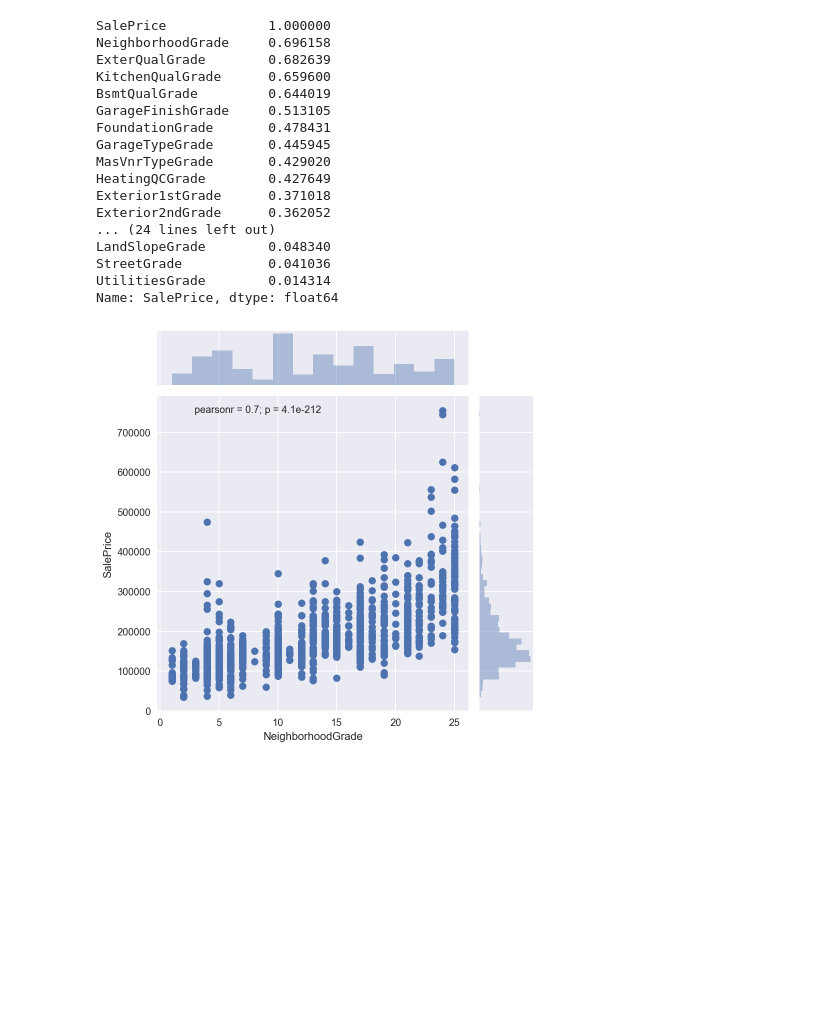
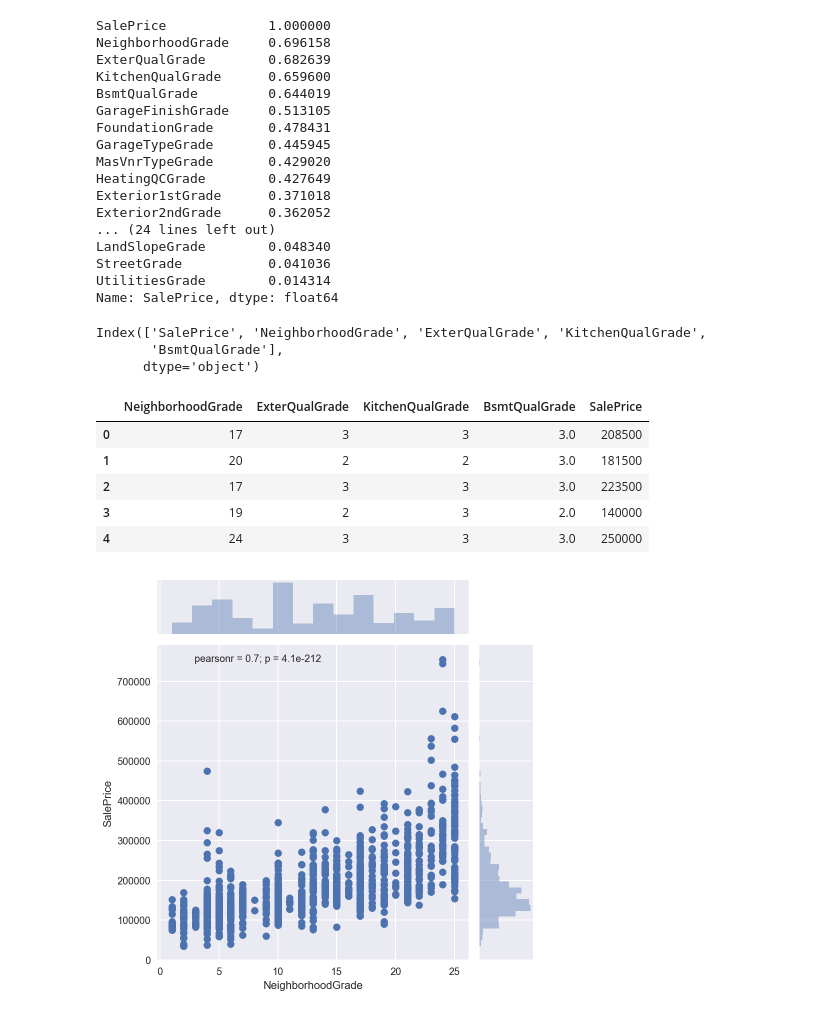
Before and after one commit to JoonSeongLee/team3_house_price, a Jupyter notebook: joonseong/ visualization of string data_2.ipynb, the cells around one changed output. Drawn from its saved outputs; the diff is of its cells as text; code cells hidden in the pictures; blank space fills up the shorter version.

```diff
--- a/joonseong/ visualization of string data_2.ipynb
+++ b/joonseong/ visualization of string data_2.ipynb
@@ -92,3 +92,22 @@ LandSlopeGrade        0.048340
 StreetGrade           0.041036
 UtilitiesGrade        0.014314
 Name: SalePrice, dtype: float64
+# %%
+heat_colname4 = heat_colname[0:5]
+heat_colname4
+# %% [output]
+Index(['SalePrice', 'NeighborhoodGrade', 'ExterQualGrade', 'KitchenQualGrade',
+       'BsmtQualGrade'],
+      dtype='object')
+# %%
+test_df = df_new[heat_colname4]
+test_df = test_df.iloc[:,1:]
+test_df['SalePrice'] = df_new['SalePrice']
+test_df.head()
+# %% [output]
+|  | NeighborhoodGrade | ExterQualGrade | KitchenQualGrade | BsmtQualGrade | SalePrice |
+| 0 | 17 | 3 | 3 | 3.0 | 208500 |
+| 1 | 20 | 2 | 2 | 3.0 | 181500 |
+| 2 | 17 | 3 | 3 | 3.0 | 223500 |
+| 3 | 19 | 2 | 3 | 2.0 | 140000 |
+| 4 | 24 | 3 | 3 | 3.0 | 250000 |
```
Also changed, not shown: parts of 1 cell of this notebook, 5 other files.
